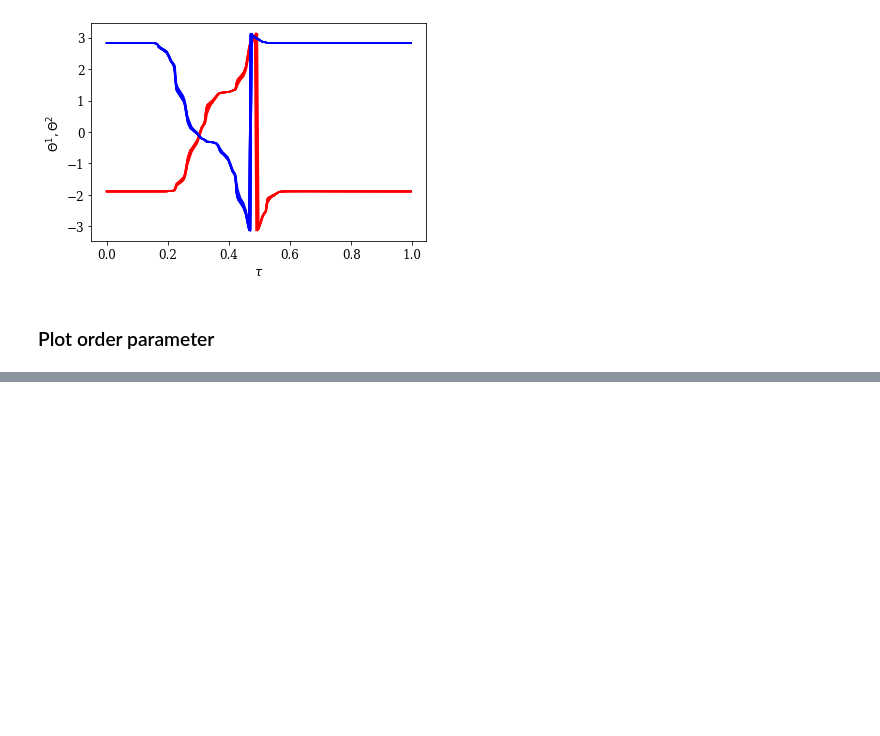
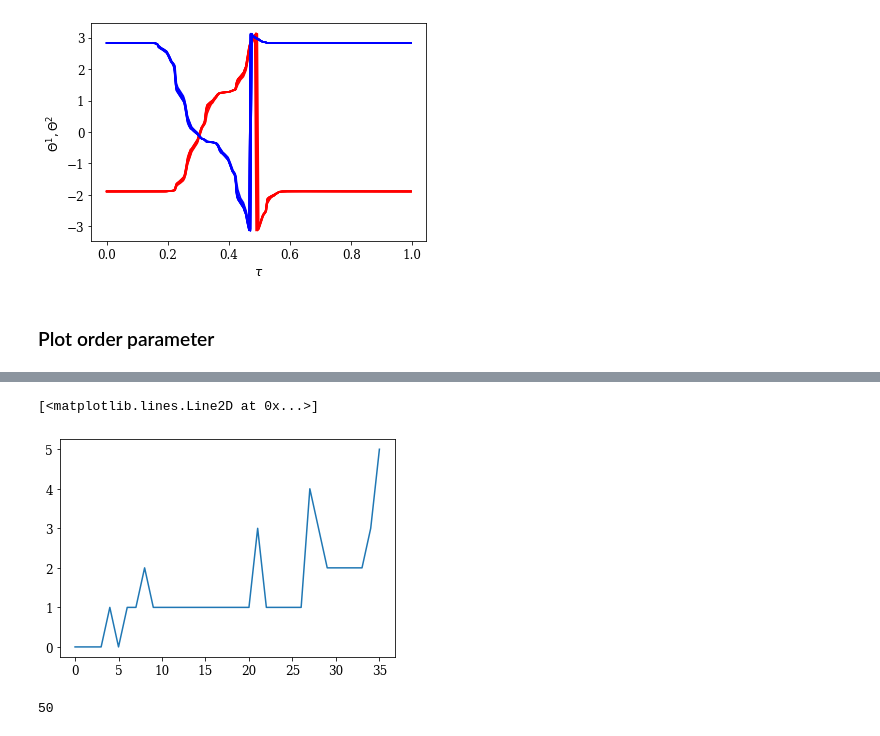
Before and after one commit to znicolaou/snakingoscillators, a Jupyter notebook: lccont.ipynb, the cells around one changed output, grey strips where cells are left out. Cells and saved outputs as stored; diff of their text form; code cells hidden in the pictures; blank space fills up the shorter version.

```diff
--- a/lccont.ipynb
+++ b/lccont.ipynb
@@ -556,0 +709,9 @@ plt.show()
+# %%
+plt.plot(np.count_nonzero(np.real(np.array(floquets))>1e0,axis=1))
+# %% [output]
+[<matplotlib.lines.Line2D at 0x...>]
+[figure, added]
+# %%
+len(sigmas)
+# %% [output]
+50
```
Also changed, not shown: parts of 24 cells of this notebook, 15 other files.
